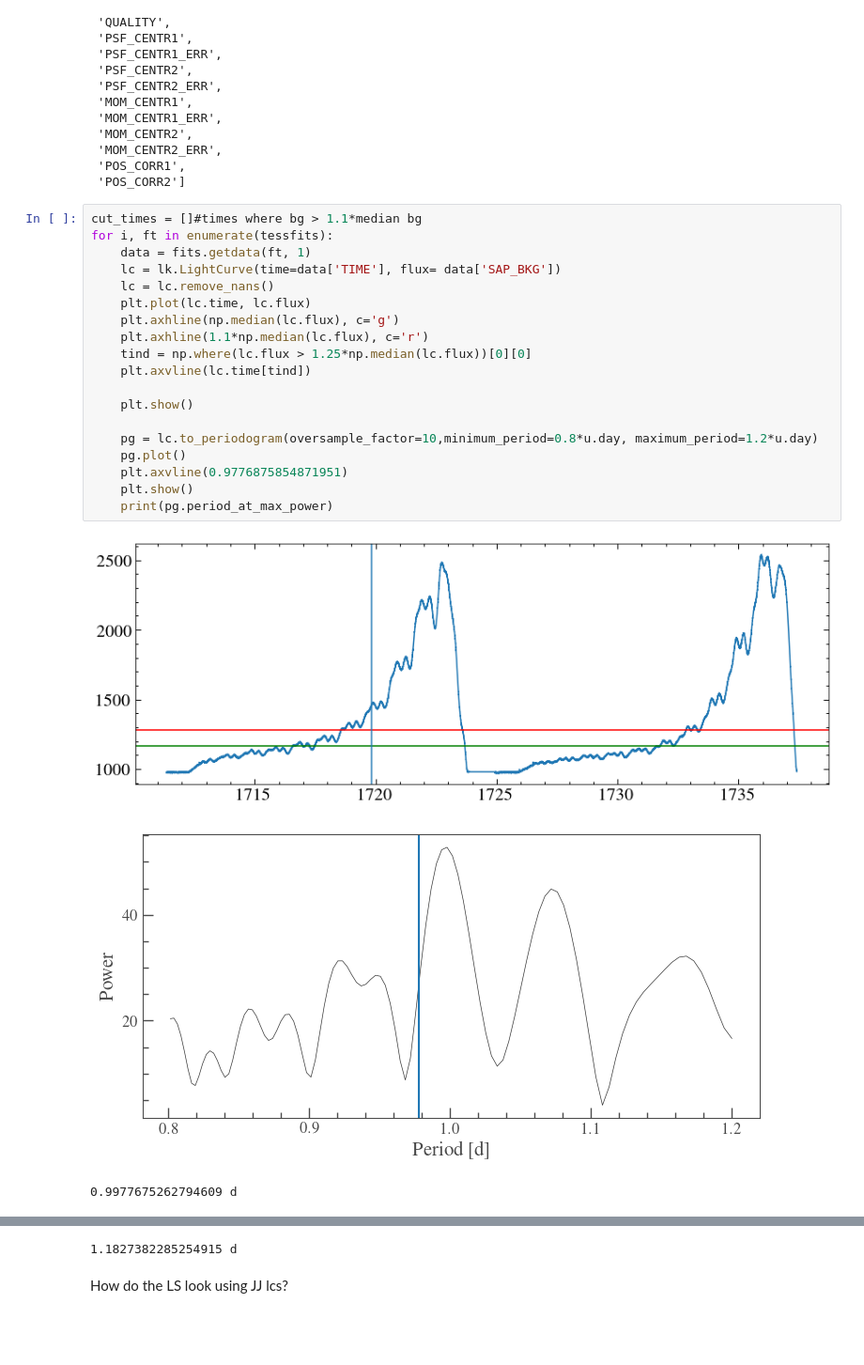
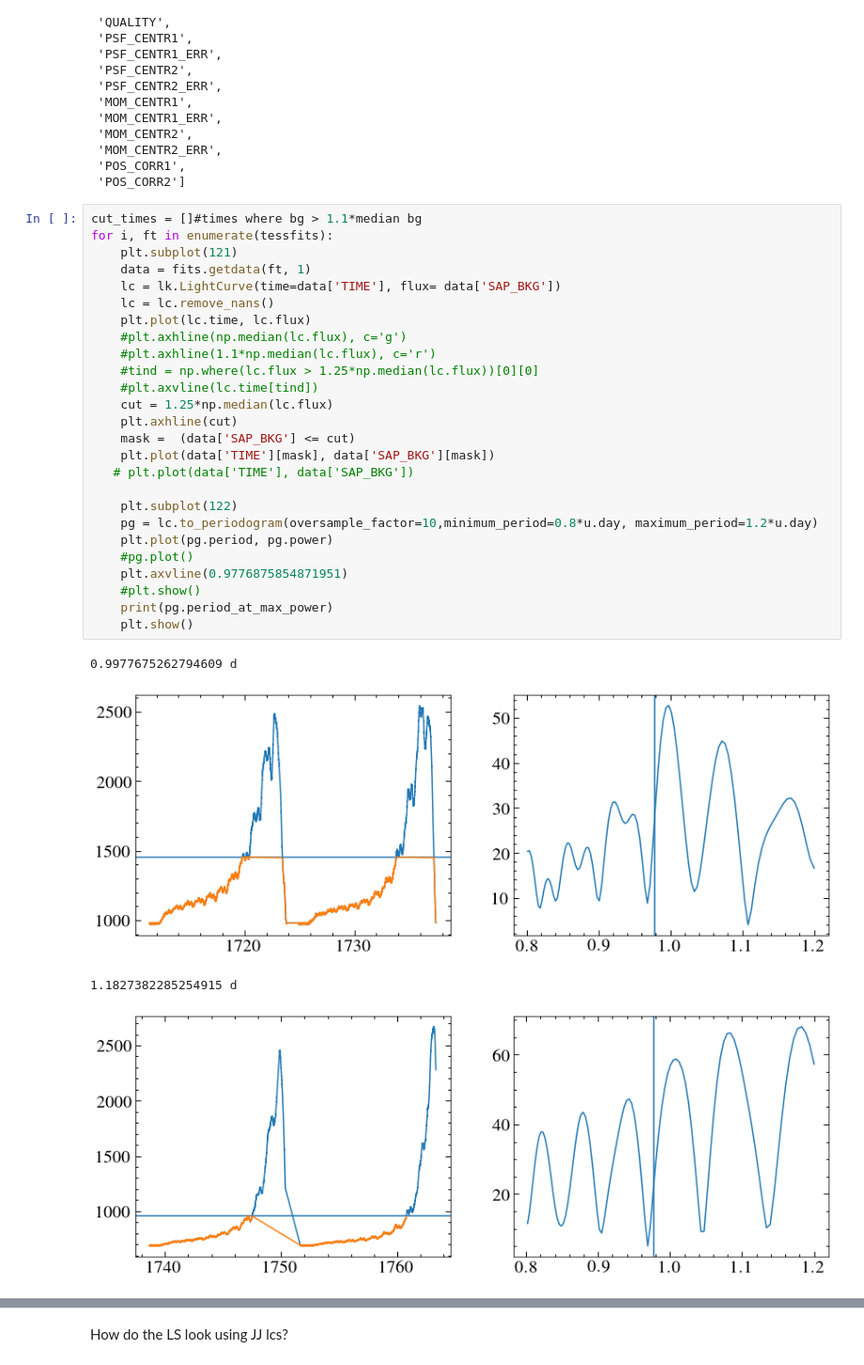
Before and after one commit to davidjwilson/GD394-Tess, a Jupyter notebook: tess_period2.ipynb, the cells around one changed output, grey strips where cells are left out. Shown at 94% size. Cells and saved outputs as stored; diff of their text form; blank space fills up the shorter version.

```diff
--- a/tess_period2.ipynb
+++ b/tess_period2.ipynb
@@ -83,23 +90,31 @@ data.names
 # %%
 cut_times = []#times where bg > 1.1*median bg
 for i, ft in enumerate(tessfits):
+    plt.subplot(121)
     data = fits.getdata(ft, 1)
     lc = lk.LightCurve(time=data['TIME'], flux= data['SAP_BKG'])
     lc = lc.remove_nans()
     plt.plot(lc.time, lc.flux)
-    plt.axhline(np.median(lc.flux), c='g')
-    plt.axhline(1.1*np.median(lc.flux), c='r')
-    tind = np.where(lc.flux > 1.25*np.median(lc.flux))[0][0]
-    plt.axvline(lc.time[tind])
+    #plt.axhline(np.median(lc.flux), c='g')
+    #plt.axhline(1.1*np.median(lc.flux), c='r')
+    #tind = np.where(lc.flux > 1.25*np.median(lc.flux))[0][0]
+    #plt.axvline(lc.time[tind])
+    cut = 1.25*np.median(lc.flux)
+    plt.axhline(cut)
+    mask =  (data['SAP_BKG'] <= cut)
+    plt.plot(data['TIME'][mask], data['SAP_BKG'][mask])
+   # plt.plot(data['TIME'], data['SAP_BKG'])
 
+    plt.subplot(122)
+    pg = lc.to_periodogram(oversample_factor=10,minimum_period=0.8*u.day, maximum_period=1.2*u.day)
+    plt.plot(pg.period, pg.power)
+    #pg.plot()
+    plt.axvline(0.9776875854871951)
+    #plt.show()
+    print(pg.period_at_max_power)
     plt.show()
-
-    pg = lc.to_periodogram(oversample_factor=10,minimum_period=0.8*u.day, maximum_period=1.2*u.day)
-    pg.plot()
-    plt.axvline(0.9776875854871951)
-    plt.show()
-    print(pg.period_at_max_power)
 # %% [output]
+0.9977675262794609 d
-[figure, old version]
+[figure, new version]
+1.1827382285254915 d
-[figure, old version]
+[figure, new version]
-0.9977675262794609 d
@@ -108,4 +121,3 @@ for i, ft in enumerate(tessfits):
-1.1827382285254915 d
 # %% [markdown]
 How do the LS look using JJ lcs?
 # %%
```
Also changed, not shown: parts of 14 cells of this notebook, 4 other files.
